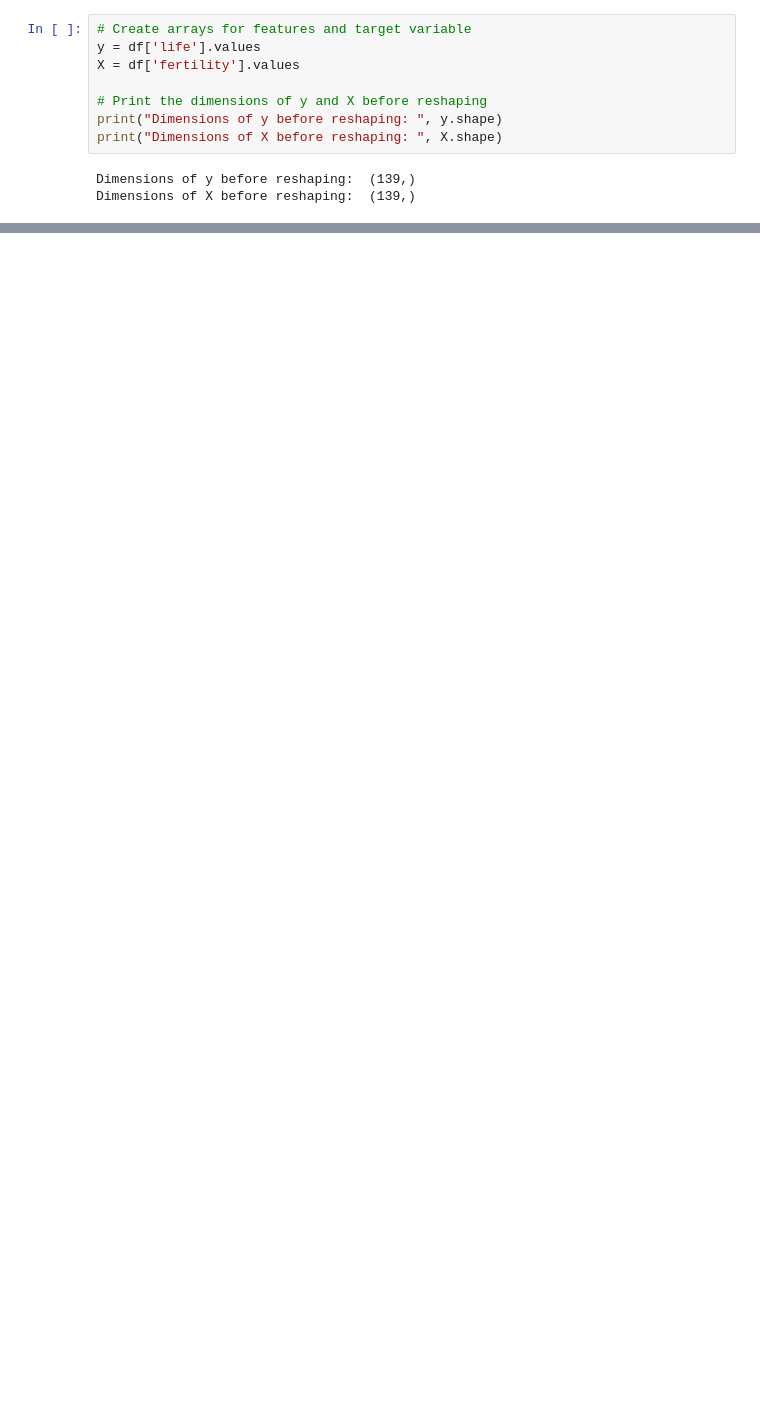
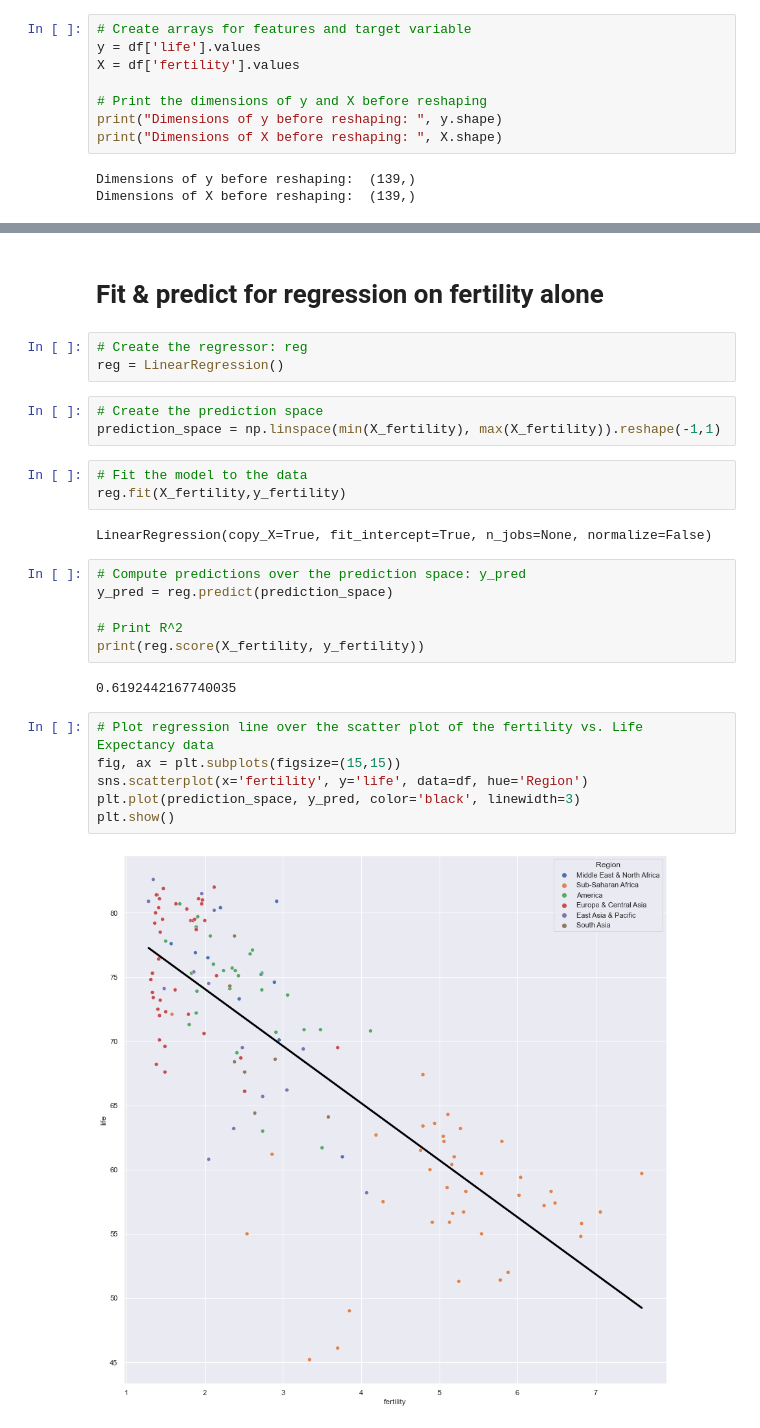
Before and after one commit to kipmadden/Supervised-Learning-with-scikit-learn, a Jupyter notebook: Gapminder Regression.ipynb, the cells around one changed output, grey strips where cells are left out. Drawn from its saved outputs; the diff is of its cells as text; blank space fills up the shorter version.

```diff
--- a/Gapminder Regression.ipynb
+++ b/Gapminder Regression.ipynb
@@ -104,3 +108,32 @@ print("Dimensions of X after reshaping: ", X_reshaped.shape)
 # %% [output]
 Dimensions of y after reshaping:  (139, 1)
 Dimensions of X after reshaping:  (139, 1)
+# %% [markdown]
+# Fit & predict for regression on fertility alone
+# %%
+# Create the regressor: reg
+reg = LinearRegression()
+# %%
+# Create the prediction space
+prediction_space = np.linspace(min(X_fertility), max(X_fertility)).reshape(-1,1)
+# %%
+# Fit the model to the data
+reg.fit(X_fertility,y_fertility)
+# %% [output]
+LinearRegression(copy_X=True, fit_intercept=True, n_jobs=None, normalize=False)
+# %%
+# Compute predictions over the prediction space: y_pred
+y_pred = reg.predict(prediction_space)
+
+# Print R^2
+print(reg.score(X_fertility, y_fertility))
+# %% [output]
+0.6192442167740035
+# %%
+# Plot regression line over the scatter plot of the fertility vs. Life Expectancy data
+fig, ax = plt.subplots(figsize=(15,15))
+sns.scatterplot(x='fertility', y='life', data=df, hue='Region')
+plt.plot(prediction_space, y_pred, color='black', linewidth=3)
+plt.show()
+# %% [output]
+[figure, added]
```
Also changed, not shown: parts of 17 cells of this notebook, 1 other file.
